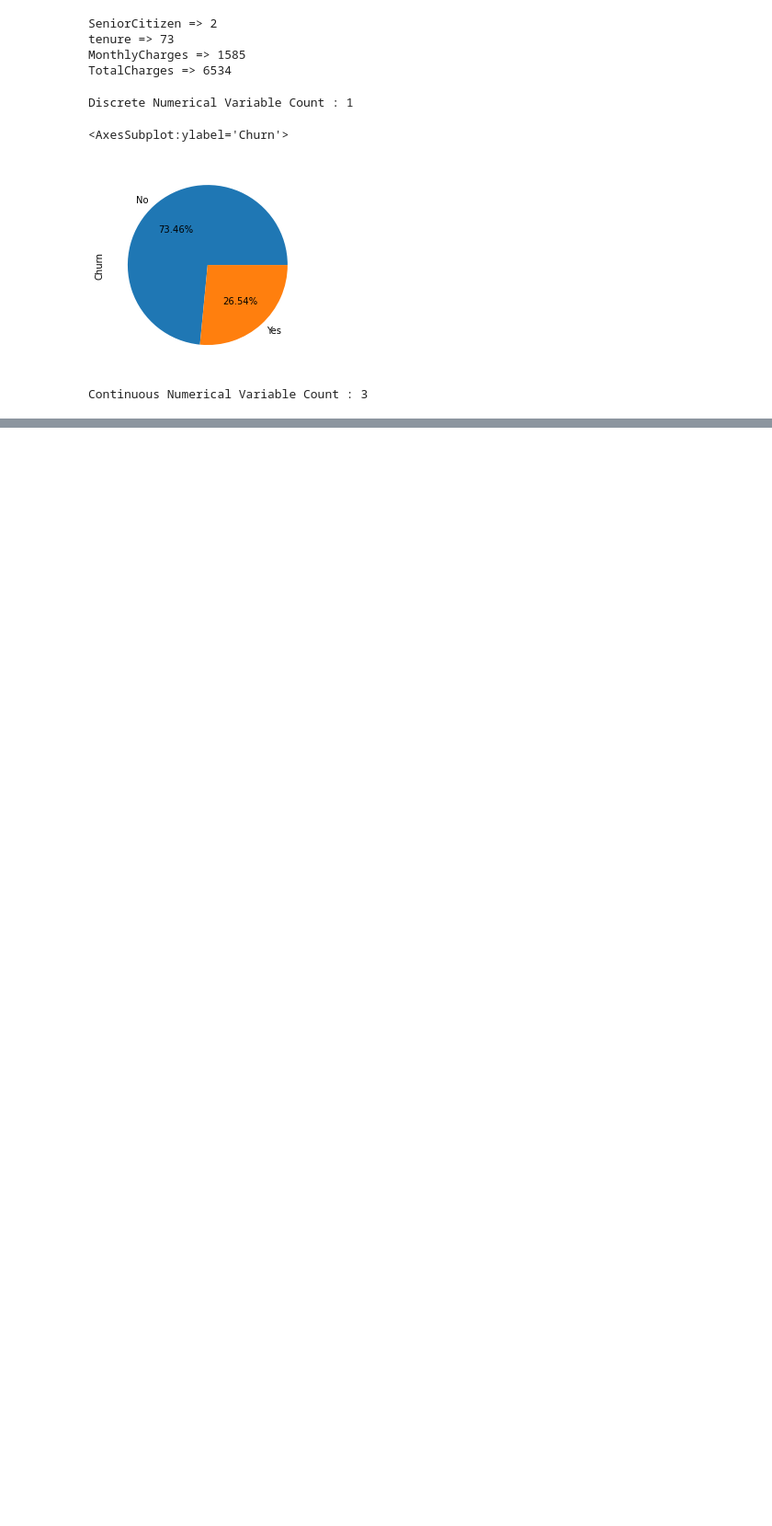
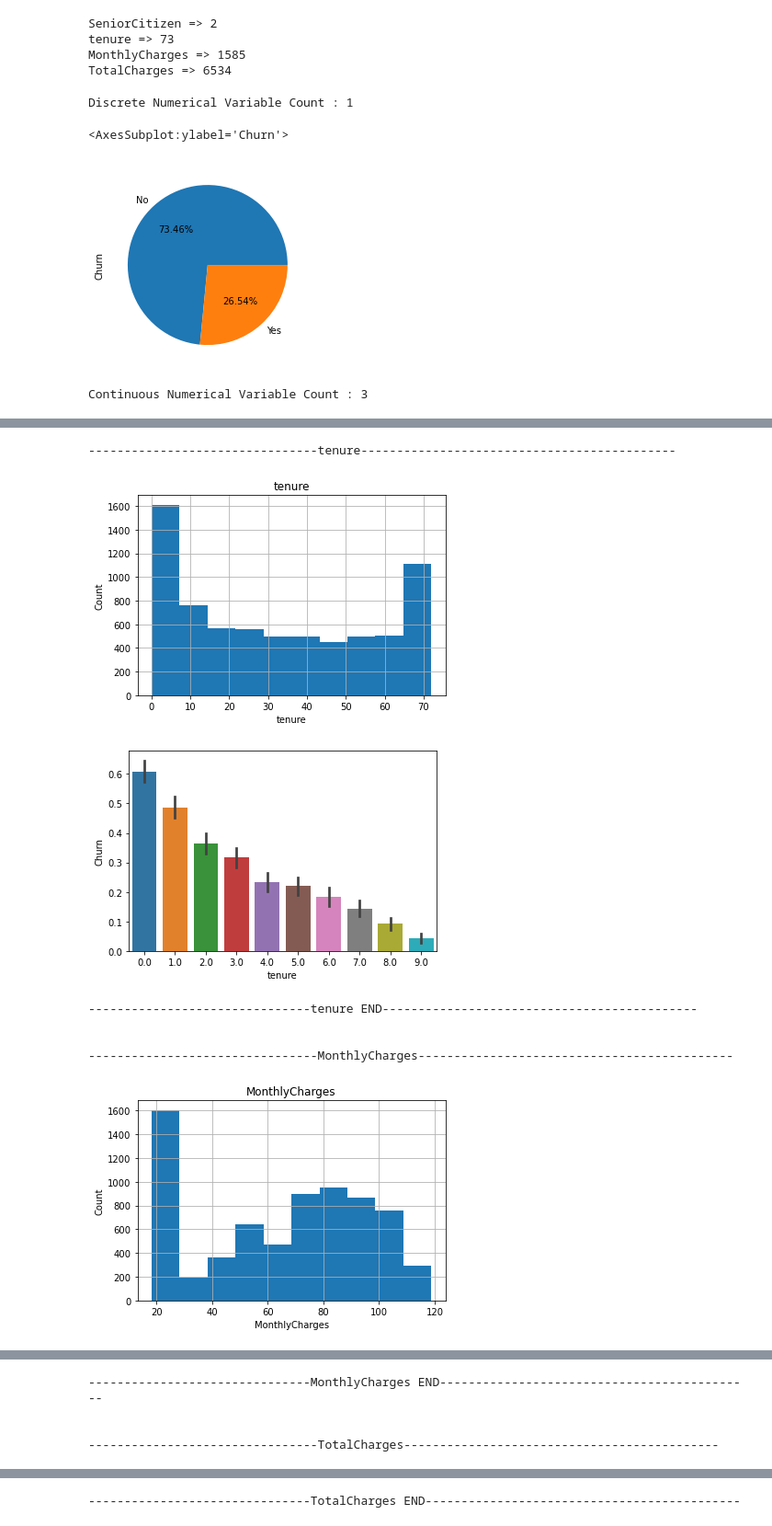
Before and after one commit to melwinmpk/python_datascience, a Jupyter notebook: Project/Project by Telecom Churn/Notebook/Exploratory Data Analysis.ipynb, the cells around one changed output, grey strips where cells are left out. Shown at 92% size. Drawn from its saved outputs; the diff is of its cells as text; code cells hidden in the pictures; blank space fills up the shorter version.

```diff
--- a/Project/Project by Telecom Churn/Notebook/Exploratory Data Analysis.ipynb
+++ b/Project/Project by Telecom Churn/Notebook/Exploratory Data Analysis.ipynb
@@ -254,3 +240,30 @@ Yes           4662  1699
         -> 0 >> 1 (these are the propositions of the data)
         -> 1 >> 0 (these are the sequence of Churn rate)
 '''
+# %%
+from sklearn.preprocessing import KBinsDiscretizer
+discrete=KBinsDiscretizer(n_bins=10,encode='ordinal', strategy='quantile')
+num_binned=pd.DataFrame(discrete.fit_transform(train_data[continuous_numerical_feature]),index=train_data[continuous_numerical_feature].index, columns=train_data[continuous_numerical_feature].columns)
+Y=train_data[['Churn']]
+X_bin_combined=pd.concat([Y,num_binned],axis=1,join='inner')
+
+for feature in continuous_numerical_feature:
+    print(f"--------------------------------{feature}--------------------------------------------")
+    data=train_data.copy()
+    data[feature].hist(bins=10)
+    plt.xlabel(feature)
+    plt.ylabel("Count")
+    plt.title(feature)
+    plt.show()
+    sns.barplot(x=feature, y="Churn",data=X_bin_combined, estimator=mean )
+    plt.show()
+    print(f"-------------------------------{feature} END--------------------------------------------\n\n")
+# %% [output]
+--------------------------------tenure--------------------------------------------
+[figure, added]
+[figure, added]
+-------------------------------tenure END--------------------------------------------
+
+
+--------------------------------MonthlyCharges--------------------------------------------
+[figure, added]
@@ -256,0 +271,4 @@ Yes           4662  1699
+-------------------------------MonthlyCharges END--------------------------------------------
+
+
+--------------------------------TotalCharges--------------------------------------------
@@ -256,0 +277 @@ Yes           4662  1699
+-------------------------------TotalCharges END--------------------------------------------
```
Also changed, not shown: parts of 6 cells of this notebook.
